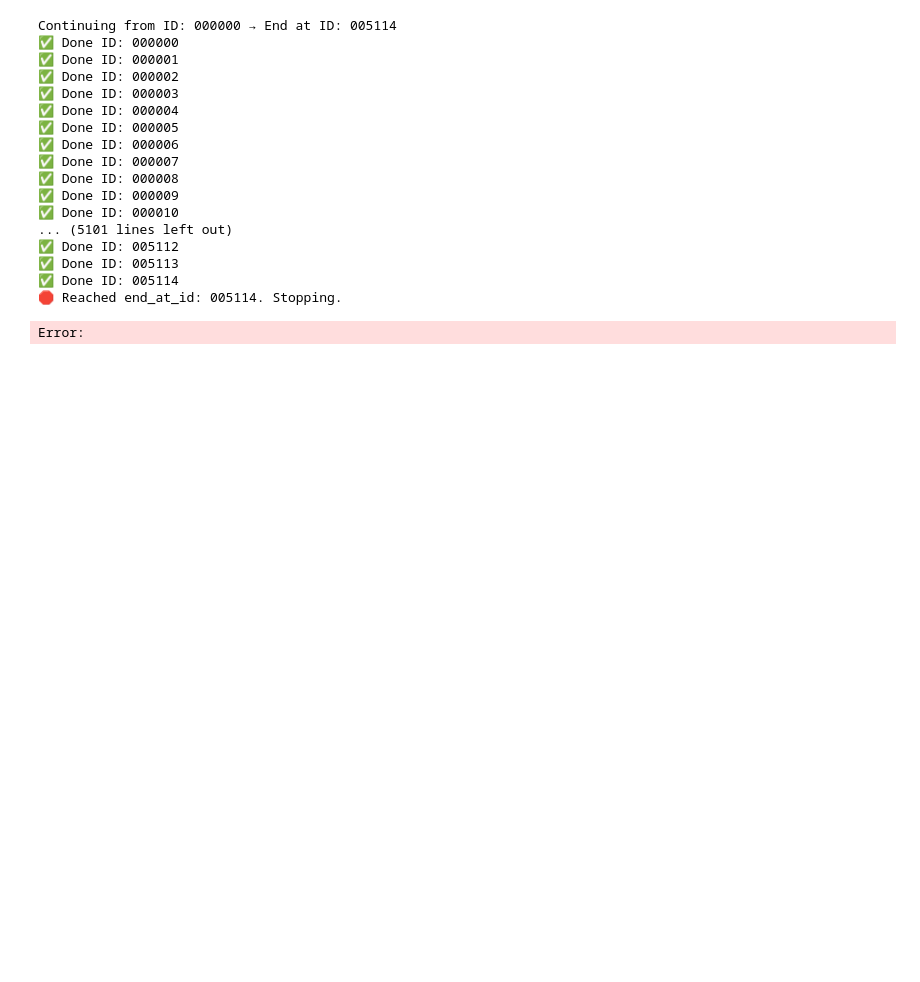
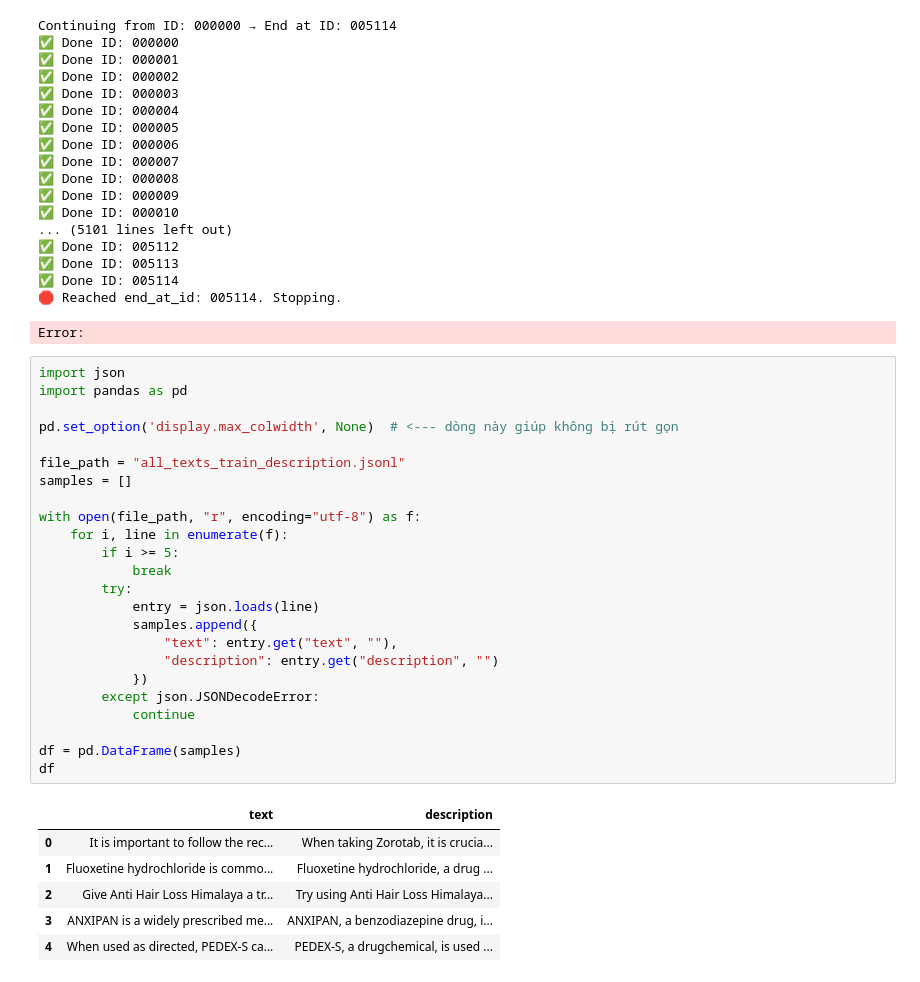
Before and after one commit to thanh-nt25/Whisper-context-biasing, a Jupyter notebook: data/convert_bias_list.ipynb, the cells around one changed output. Cells and saved outputs as stored; diff of their text form; blank space fills up the shorter version.

```diff
--- a/data/convert_bias_list.ipynb
+++ b/data/convert_bias_list.ipynb
@@ -693,6 +693,37 @@ Continuing from ID: 000000 → End at ID: 005114
 ✅ Done ID: 005114
 🛑 Reached end_at_id: 005114. Stopping.
 Error:
+# %%
+import json
+import pandas as pd
+
+pd.set_option('display.max_colwidth', None)  # <--- dòng này giúp không bị rút gọn
+
+file_path = "all_texts_train_description.jsonl"
+samples = []
+
+with open(file_path, "r", encoding="utf-8") as f:
+    for i, line in enumerate(f):
+        if i >= 5:
+            break
+        try:
+            entry = json.loads(line)
+            samples.append({
+                "text": entry.get("text", ""),
+                "description": entry.get("description", "")
+            })
+        except json.JSONDecodeError:
+            continue
+
+df = pd.DataFrame(samples)
+df
+# %% [output]
+|  | text | description |
+| 0 | It is important to follow the rec... | When taking Zorotab, it is crucia... |
+| 1 | Fluoxetine hydrochloride is commo... | Fluoxetine hydrochloride, a drug ... |
+| 2 | Give Anti Hair Loss Himalaya a tr... | Try using Anti Hair Loss Himalaya... |
+| 3 | ANXIPAN is a widely prescribed me... | ANXIPAN, a benzodiazepine drug, i... |
+| 4 | When used as directed, PEDEX-S ca... | PEDEX-S, a drugchemical, is used ... |
 # %%
 import os
 import json
```
Also changed, not shown: parts of 1 cell of this notebook, 8 other files.
